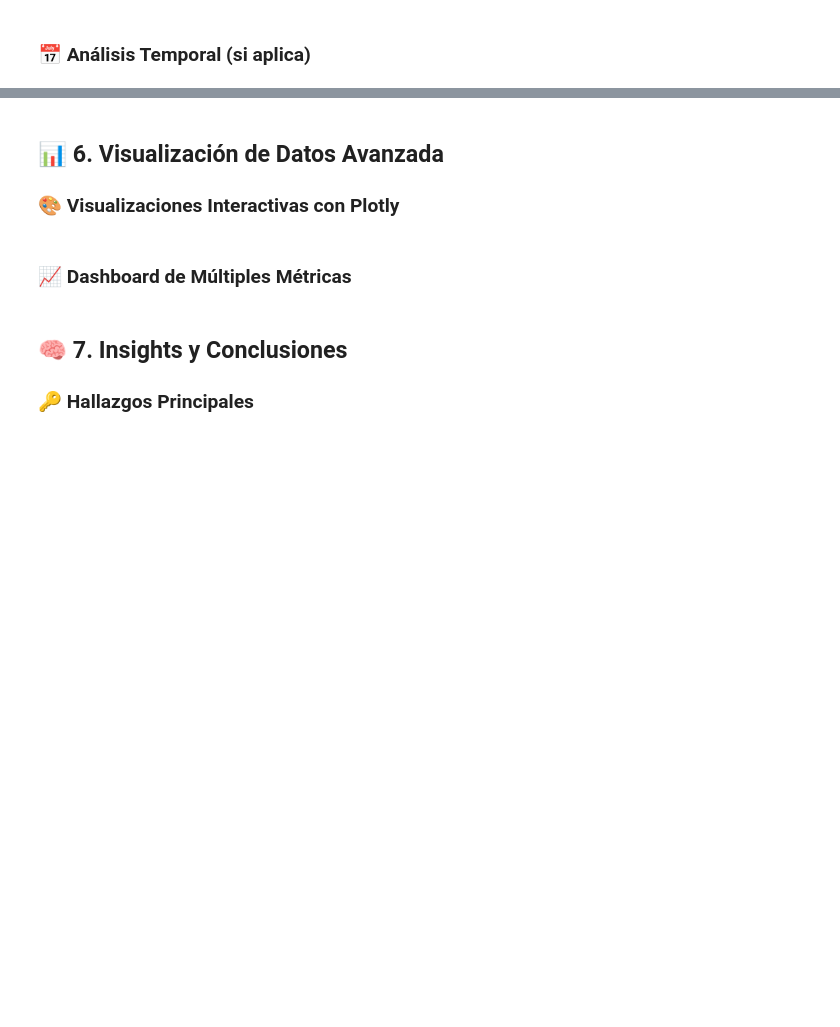
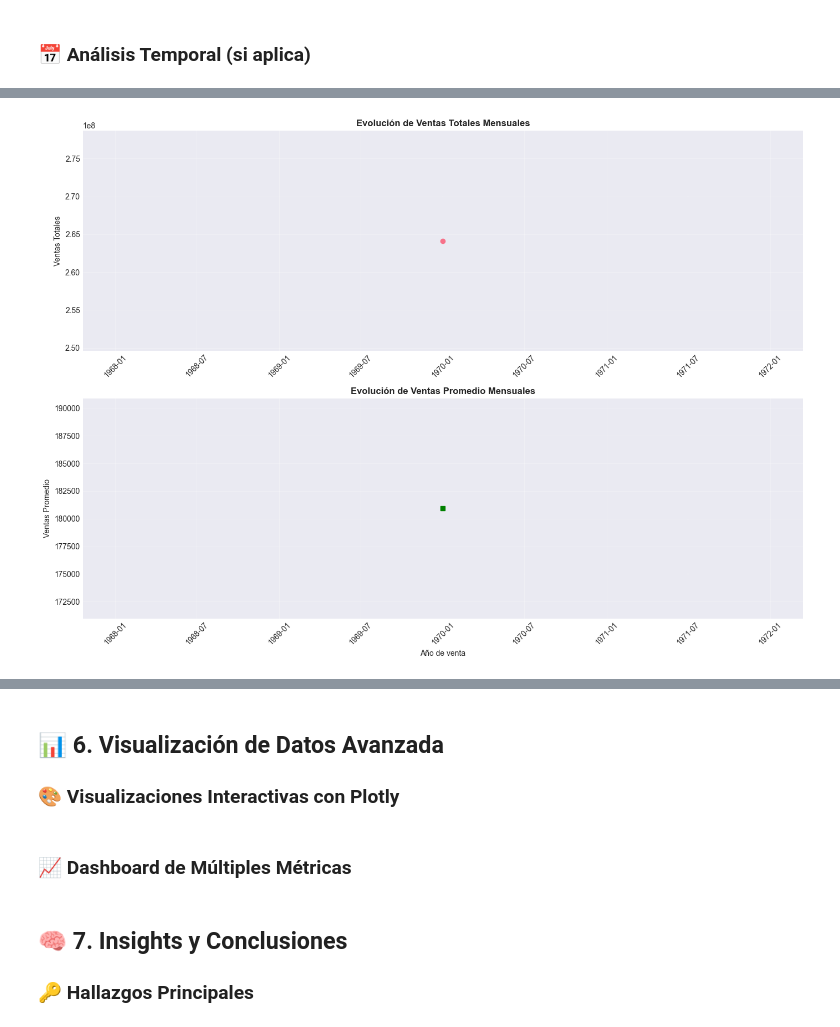
Before and after one commit to YezuzCama/An-lisis-de-precios-de-viviendas, a Jupyter notebook: analisis_datos_viviendas.ipynb, the cells around one changed output, grey strips where cells are left out. Drawn from its saved outputs; the diff is of its cells as text; code cells hidden in the pictures; blank space fills up the shorter version.

```diff
--- a/analisis_datos_viviendas.ipynb
+++ b/analisis_datos_viviendas.ipynb
@@ -726,52 +845,51 @@ if 'GrLivArea' in df.columns and 'SalePrice' in df.columns:
 ### 📅 Análisis Temporal (si aplica)
 # %%
 # Análisis de series temporales
-if 'SalePrice' in df.columns and 'YrSold' in df.columns:
-    print("📅 ANÁLISIS TEMPORAL DE PRECIOS")
-    print()
+if 'YrSold' in df.columns and 'SalePrice' in df.columns:
+    print("📅 ANÁLISIS TEMPORAL DE VENTAS\n")
 
-    df_temp = df.copy()
-    df_temp['yr'] = pd.to_numeric(df_temp['YrSold'], errors='coerce')
-    if 'MoSold' in df_temp.columns:
-        df_temp['mo'] = pd.to_numeric(df_temp['MoSold'], errors='coerce')
-    else:
-        df_temp['mo'] = 1
+    # Agrupar por mes
+    df_temporal = df.groupby(df['YrSold'].dt.to_period('M'))[
+        'SalePrice'].agg(['sum', 'mean', 'count'])
+    df_temporal.index = df_temporal.index.to_timestamp()
 
-    df_temp = df_temp.dropna(subset=['yr', 'mo', 'SalePrice'])
-    if not df_temp.empty:
-        df_temp['yr'] = df_temp['yr'].astype(int)
-        df_temp['mo'] = df_temp['mo'].astype(int).clip(1, 12)
-        df_temp['periodo'] = pd.to_datetime(dict(year=df_temp['yr'], month=df_temp['mo'], day=1), errors='coerce')
-        df_temp = df_temp.dropna(subset=['periodo'])
+    # Visualización
+    fig, axes = plt.subplots(2, 1, figsize=(14, 10))
 
-        serie = df_temp.groupby('periodo')['SalePrice'].agg(['sum', 'mean', 'count']).sort_index()
+    # Serie temporal de ventas totales
+    axes[0].plot(df_temporal.index, df_temporal['sum'],
+                 marker='o', linewidth=2)
+    axes[0].set_title('Evolución de Ventas Totales Mensuales',
+                      fontsize=12, fontweight='bold')
+    axes[0].set_ylabel('Ventas Totales')
+    axes[0].grid(True, alpha=0.3)
+    axes[0].tick_params(axis='x', rotation=45)
 
-        fig, axes = plt.subplots(2, 1, figsize=(14, 10))
+    # Serie temporal de ventas promedio
+    axes[1].plot(df_temporal.index, df_temporal['mean'],
+                 marker='s', color='green', linewidth=2)
+    axes[1].set_title('Evolución de Ventas Promedio Mensuales',
+                      fontsize=12, fontweight='bold')
+    axes[1].set_ylabel('Ventas Promedio')
+    axes[1].set_xlabel('Año de venta')
+    axes[1].grid(True, alpha=0.3)
+    axes[1].tick_params(axis='x', rotation=45)
 
-        axes[0].plot(serie.index, serie['sum'], marker='o', linewidth=2)
-        axes[0].set_title('Evolución mensual del precio total de ventas', fontsize=12, fontweight='bold')
-        axes[0].set_ylabel('Suma mensual de SalePrice')
-        axes[0].grid(True, alpha=0.3)
-        axes[0].tick_params(axis='x', rotation=45)
+    plt.tight_layout()
+    plt.show()
 
-        axes[1].plot(serie.index, serie['mean'], marker='s', color='green', linewidth=2)
-        axes[1].set_title('Evolución mensual del precio promedio de venta', fontsize=12, fontweight='bold')
-        axes[1].set_ylabel('Promedio mensual de SalePrice')
-        axes[1].set_xlabel('Periodo')
-        axes[1].grid(True, alpha=0.3)
-        axes[1].tick_params(axis='x', rotation=45)
+    # Análisis de estacionalidad por mes
+    ventas_por_mes = df.groupby('MoSold')['SalePrice'].mean()
 
-        plt.tight_layout()
-        plt.show()
-
-        # Estacionalidad por mes
-        precio_por_mes = df_temp.groupby('mo')['SalePrice'].mean().reindex(range(1, 13))
-        plt.figure(figsize=(12, 6))
-        precio_por_mes.plot(kind='bar', color='skyblue', edgecolor='black')
-        plt.title('Estacionalidad: SalePrice promedio por mes', fontsize=14, fontweight='bold')
-        plt.xlabel('Mes')
-        plt.ylabel('Precio promedio')
-        plt.xticks(range(12), ['Ene', 'Feb', 'Mar', 'Abr', 'May', 'Jun', 'Jul', 'Ago', 'Sep', 'Oct', 'Nov', 'Dic'], rotation=0)
-        plt.grid(True, alpha=0.3, axis='y')
-        plt.tight_layout()
-        plt.show()
+    plt.figure(figsize=(12, 6))
+    ventas_por_mes.plot(kind='bar', color='skyblue', edgecolor='black')
+    plt.title('Estacionalidad: Ventas Promedio por Mes',
+              fontsize=14, fontweight='bold')
+    plt.xlabel('Mes')
+    plt.ylabel('Ventas Promedio')
+    plt.xticks(range(12), ['Ene', 'Feb', 'Mar', 'Abr', 'May', 'Jun',
+                           'Jul', 'Ago', 'Sep', 'Oct', 'Nov', 'Dic'], rotation=0)
+    plt.grid(True, alpha=0.3, axis='y')
+    plt.tight_layout()
+    plt.show()
+# %% [output]
@@ -777,0 +897 @@ if 'SalePrice' in df.columns and 'YrSold' in df.columns:
+[figure, added]
```
Also changed, not shown: parts of 22 cells of this notebook.
